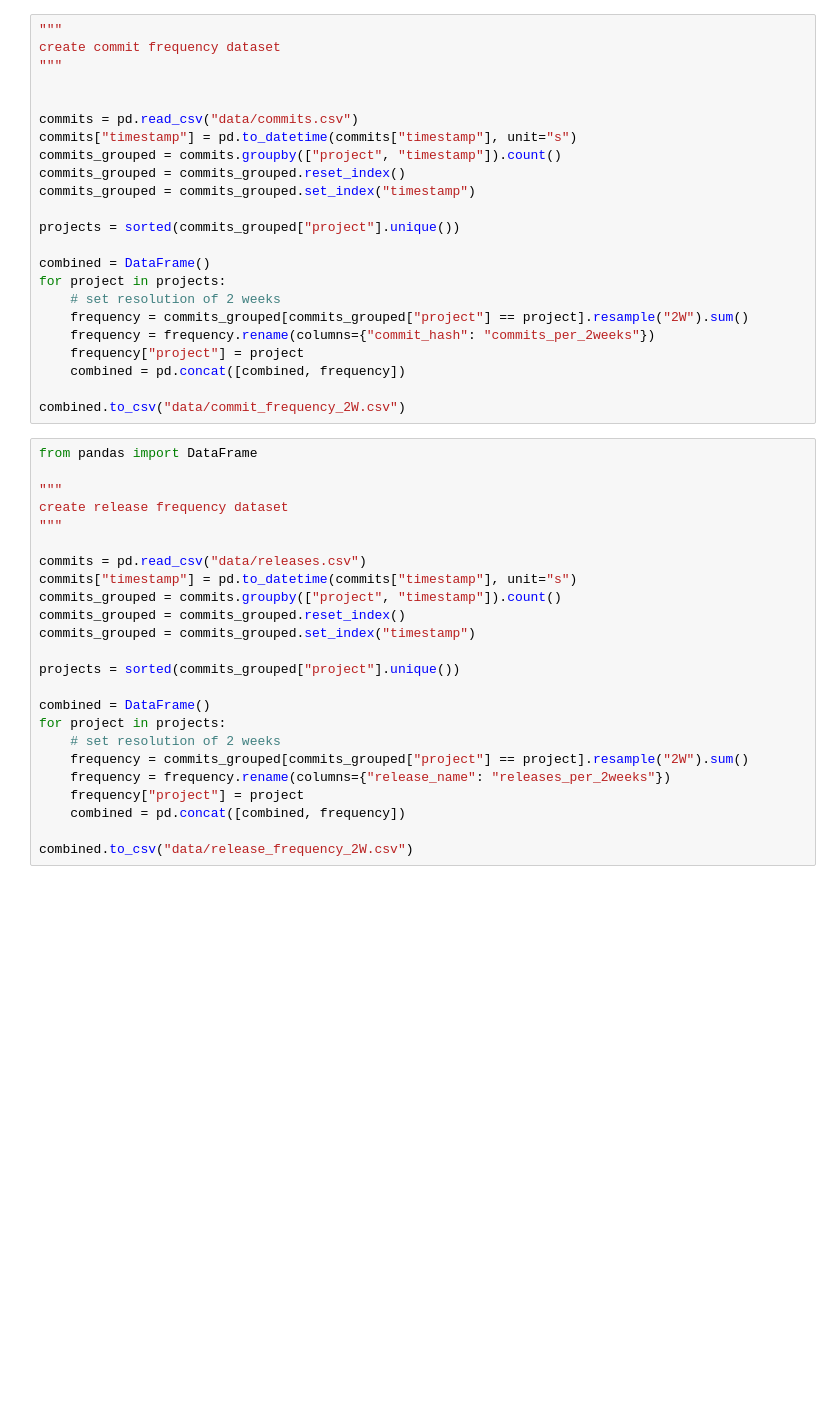
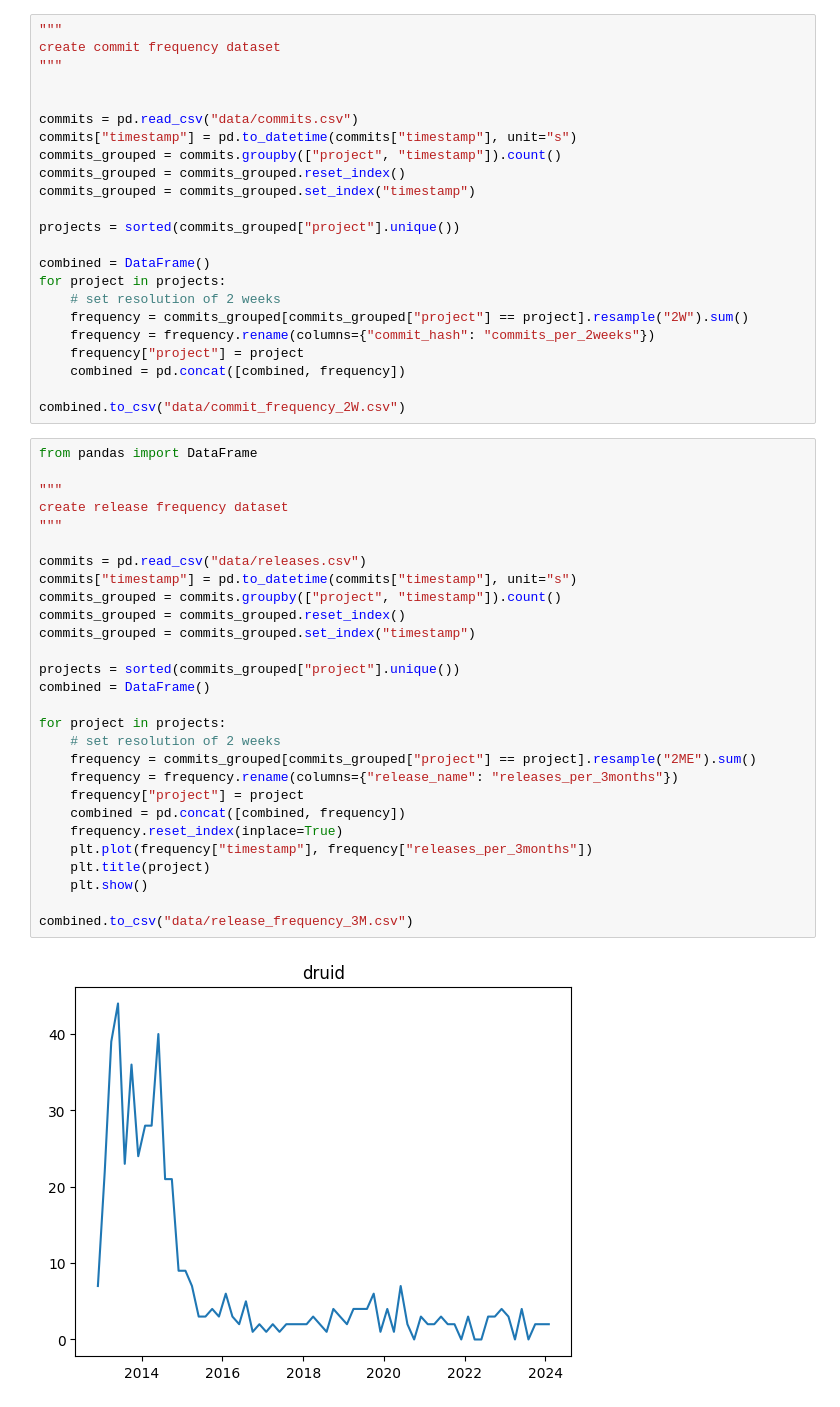
Before and after one commit to patricklindner/satd_finder, a Jupyter notebook: preparation.ipynb, the cells around one changed output. Saved outputs shown, nothing was run; the diff lists cells and outputs as text; blank space fills up the shorter version.

Commit message:
added scatter plots for dependency with commit- and release frequency and

```diff
--- a/preparation.ipynb
+++ b/preparation.ipynb
@@ -27,24 +28,30 @@ combined.to_csv("data/commit_frequency_2W.csv")
 # %%
 from pandas import DataFrame
 
 """
 create release frequency dataset
 """
 
 commits = pd.read_csv("data/releases.csv")
 commits["timestamp"] = pd.to_datetime(commits["timestamp"], unit="s")
 commits_grouped = commits.groupby(["project", "timestamp"]).count()
 commits_grouped = commits_grouped.reset_index()
 commits_grouped = commits_grouped.set_index("timestamp")
 
 projects = sorted(commits_grouped["project"].unique())
+combined = DataFrame()
 
-combined = DataFrame()
 for project in projects:
     # set resolution of 2 weeks
-    frequency = commits_grouped[commits_grouped["project"] == project].resample("2W").sum()
-    frequency = frequency.rename(columns={"release_name": "releases_per_2weeks"})
+    frequency = commits_grouped[commits_grouped["project"] == project].resample("2ME").sum()
+    frequency = frequency.rename(columns={"release_name": "releases_per_3months"})
     frequency["project"] = project
     combined = pd.concat([combined, frequency])
+    frequency.reset_index(inplace=True)
+    plt.plot(frequency["timestamp"], frequency["releases_per_3months"])
+    plt.title(project)
+    plt.show()
 
-combined.to_csv("data/release_frequency_2W.csv")
+combined.to_csv("data/release_frequency_3M.csv")
+# %% [output]
+[figure, added]
```
Also changed, not shown: parts of 2 cells of this notebook, 1 other file.
